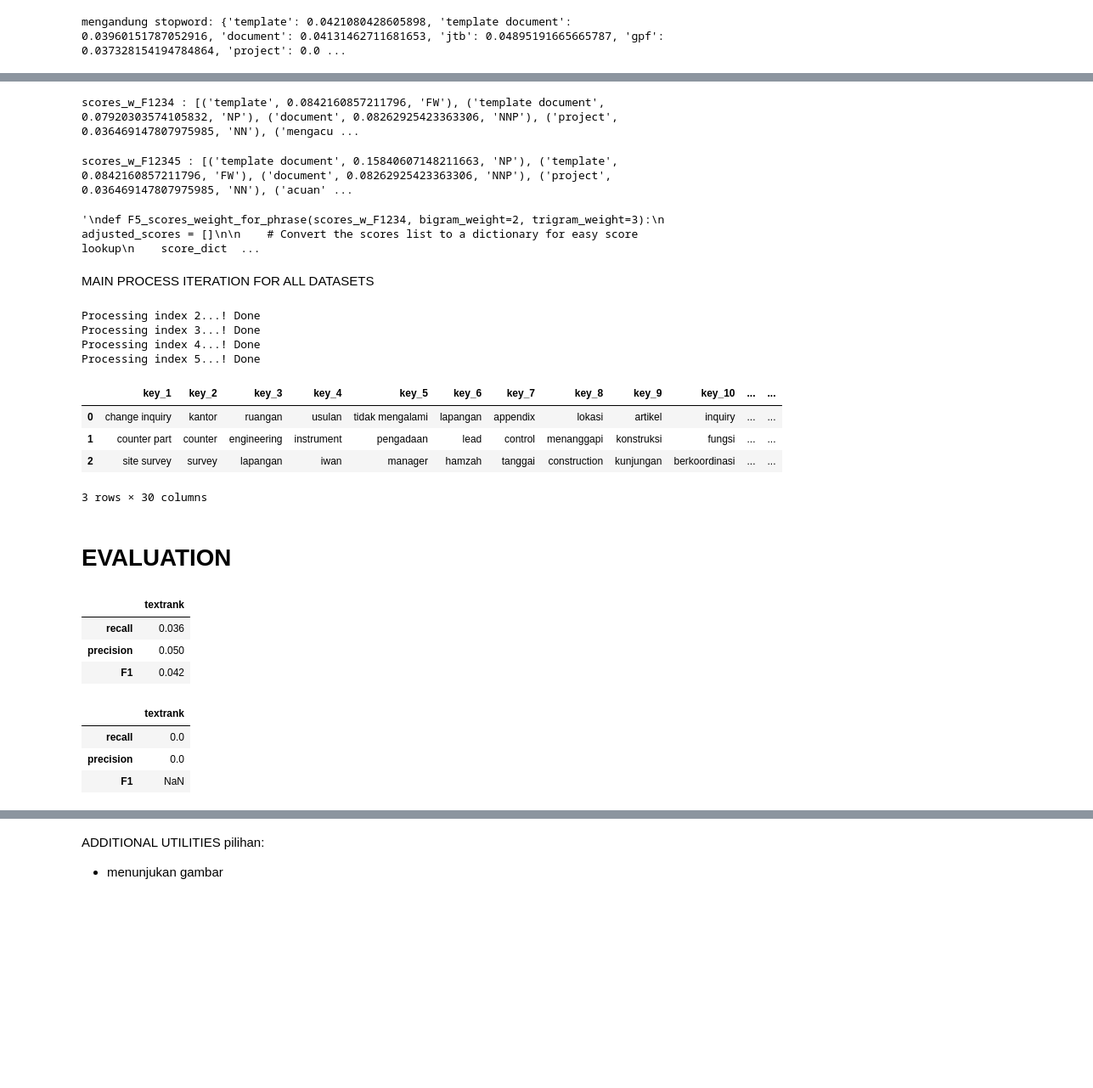
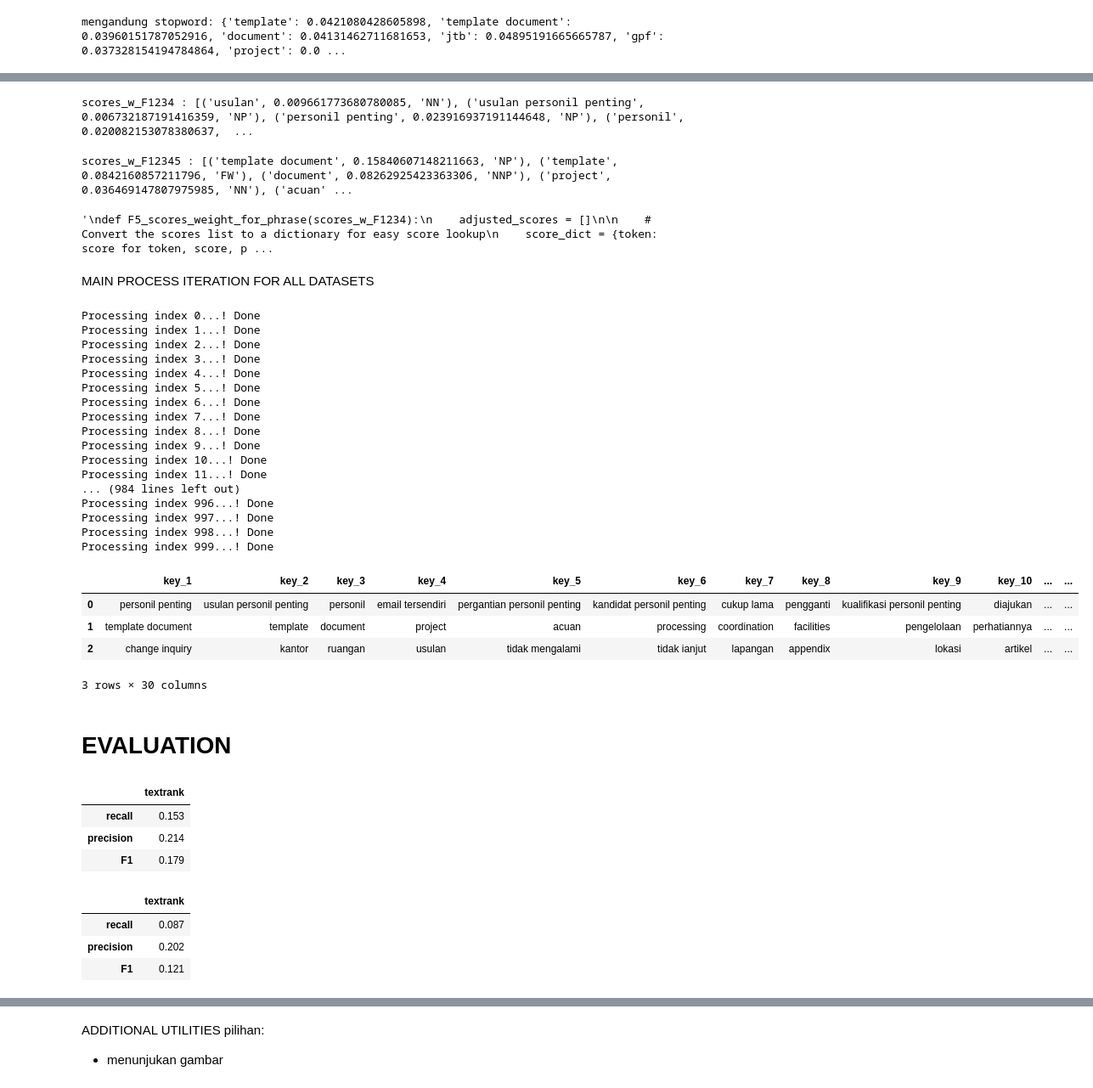
Before and after one commit to jimxs74/kw_ina_extraction, a Jupyter notebook: exp_tesis_R2/SE_1/SE132c_adjusted_textrank.ipynb, the cells around one changed output, grey strips where cells are left out. Shown: that part at 85% size. Drawn from its saved outputs; the diff is of its cells as text; code cells hidden in the pictures; blank space fills up the shorter version.

```diff
--- a/exp_tesis_R2/SE_1/SE132c_adjusted_textrank.ipynb
+++ b/exp_tesis_R2/SE_1/SE132c_adjusted_textrank.ipynb
@@ -372,8 +372,8 @@ def filter_stopwords(scores_w_stopwords, stopwords):
         filtered_scores[term] = score
     return filtered_scores
 
-scores_wo_stopword = filter_stopwords(scores_w_stopwords, stopwords)
-scores_wo_stopword
+scores_w_F12 = filter_stopwords(scores_w_stopwords, stopwords)
+scores_w_F12
 # %% [output]
 {'template': 0.0421080428605898,
  'template document': 0.03960151787052916,
@@ -423,8 +423,23 @@ def attach_pos_tags_with_scores(scores, pos_tags):
 def filter_by_pos(keywords_with_pos, selected_pos):
     return [item for item in keywords_with_pos if item[2] in selected_pos]
 
-# Example usage
+def F3_scores_w_pos_filter_no_filter(scores_wo_stopword, apply_filter=True, selected_pos_tags=None):
+    # Get POS tags for all unique words in the scores dictionary
+    unique_words = list(set([word for word in scores_wo_stopword.keys()]))
+    pos_tags = postag_tokens(unique_words)
 
+    # Attach POS tags to the scores
+    keywords_with_pos = attach_pos_tags_with_scores(scores_wo_stopword, pos_tags)
+
+    # If apply_filter is True, filter by Selected POS Tags
+    if apply_filter and selected_pos_tags:
+        scores_w_F3 = filter_by_pos(keywords_with_pos, selected_pos_tags)
+    else:
+        scores_w_F3 = keywords_with_pos
+
+    return scores_w_F3
+
+'''
 def F3_scores_w_pos_filter(scores_wo_stopword, selected_pos_tags):
     # Get POS tags for all unique words in the scores dictionary
     unique_words = list(set([word for word in scores_wo_stopword.keys()]))
@@ -438,8 +453,15 @@ def F3_scores_w_pos_filter(scores_wo_stopword, selected_pos_tags):
 
     return scores_w_F3
 
+'''
 # Example usage
 selected_pos_tags = {'NN', 'NNP', 'VB', 'NP', 'VP', 'FW'}
-scores_w_F123 = F3_scores_w_pos_filter(scores_wo_stopword, selected_pos_tags)
-print(scores_w_F123)
+#scores_w_F123 = F3_scores_w_pos_filter(scores_w_F12, selected_pos_tags)
+#print("scores_w_F123 with POS filter :", scores_w_F123)
+#print("======================================================")
+scores_w_F123 = F3_scores_w_pos_filter_no_filter(scores_w_F12, apply_filter=True, selected_pos_tags=selected_pos_tags)
+print("scores_w_F123 with POS filter :", scores_w_F123)
+print("======================================================")
+scores_w_F123 = F3_scores_w_pos_filter_no_filter(scores_w_F12, apply_filter=True, selected_pos_tags=None)
+print("scores_w_F123 with no POS filter :", scores_w_F123)
 # %% [output]
@@ -447,7 +473,4 @@ print(scores_w_F123)
 # %%
-# Fitur 4_posisi_kata = yes, judul * 2
-# baru bisa di lakukan setelah textRank
-
 def F4_scores_weight_for_title(scores_w_F3, title, title_score=2):
     # Split the title into individual words for comparison
     title_words = set(title.split())
@@ -474,7 +497,7 @@ scores_w_F1234 = F4_scores_weight_for_title(scores_w_F123, title)
 
 print("scores_w_F1234 :", scores_w_F1234)
 # %% [output]
-scores_w_F1234 : [('template', 0.0842160857211796, 'FW'), ('template document', 0.07920303574105832, 'NP'), ('document', 0.08262925423363306, 'NNP'), ('project', 0.036469147807975985, 'NN'), ('mengacu ...
+scores_w_F1234 : [('usulan', 0.009661773680780085, 'NN'), ('usulan personil penting', 0.006732187191416359, 'NP'), ('personil penting', 0.023916937191144648, 'NP'), ('personil', 0.020082153078380637,  ...
 # %%
 # Fitur 5_Phrase Score
 
@@ -541,7 +564,7 @@ print("scores_w_F12345 :", scores_w_F12345)
 """
 # %% [output]
 scores_w_F12345 : [('template document', 0.15840607148211663, 'NP'), ('template', 0.0842160857211796, 'FW'), ('document', 0.08262925423363306, 'NNP'), ('project', 0.036469147807975985, 'NN'), ('acuan' ...
-'\ndef F5_scores_weight_for_phrase(scores_w_F1234, bigram_weight=2, trigram_weight=3):\n    adjusted_scores = []\n\n    # Convert the scores list to a dictionary for easy score lookup\n    score_dict  ...
+'\ndef F5_scores_weight_for_phrase(scores_w_F1234):\n    adjusted_scores = []\n\n    # Convert the scores list to a dictionary for easy score lookup\n    score_dict = {token: score for token, score, p ...
 # %% [markdown]
 MAIN PROCESS ITERATION FOR ALL DATASETS
 # %%
@@ -592,37 +615,51 @@ for i in df.index:
     co_occurrence = build_co_occurrence_matrix(words)
     # Building Graph and Computing TextRank
     #scores = build_graph_and_compute_textrank(co_occurrence, w2v_model)
     scores_w_stopwords = F2_graph_edgeweight_and_textrank(co_occurrence, ft_model)
 
     # clean stopword
     scores_w_F12 = filter_stopwords(scores_w_stopwords, stopwords)
 
     # FITUR 3_POS_filter
     #selected_pos_tags = {'NN', 'NNP', 'VB', 'NP', 'VP', 'FW'}
     #scores_w_F123 = F3_scores_w_pos_filter(scores_F12, selected_pos_tags)
+    scores_w_F123 = F3_scores_w_pos_filter_no_filter(scores_w_F12, apply_filter=True, selected_pos_tags=None)
 
     # FITUR 4_posisi_kata = yes, judul * 2
     title = df["judul"][1]# Replace with actual title
-    scores_w_F1234 = F4_scores_weight_for_title(scores_w_F12, title)
+    scores_w_F1234 = F4_scores_weight_for_title(scores_w_F123, title)
 
     # FITUR-5 phrase_weight
     scores_w_F12345 = F5_scores_weight_for_phrase(scores_w_F1234, bigram_weight=2, trigram_weight=3)
 
     df_keyphrases = format_keyphrases_dataframe(scores_w_F12345)
 
     predict_textrank = pd.concat([predict_textrank, df_keyphrases], ignore_index=True)
     print('Done')
 
 predict_textrank.head(3)
 # %% [output]
+Processing index 0...! Done
+Processing index 1...! Done
 Processing index 2...! Done
 Processing index 3...! Done
 Processing index 4...! Done
 Processing index 5...! Done
+Processing index 6...! Done
+Processing index 7...! Done
+Processing index 8...! Done
+Processing index 9...! Done
+Processing index 10...! Done
+Processing index 11...! Done
+... (984 lines left out)
+Processing index 996...! Done
+Processing index 997...! Done
+Processing index 998...! Done
+Processing index 999...! Done
 |  | key_1 | key_2 | key_3 | key_4 | key_5 | key_6 | key_7 | key_8 | key_9 | key_10 | ... | ... |
-| 0 | change inquiry | kantor | ruangan | usulan | tidak mengalami | lapangan | appendix | lokasi | artikel | inquiry | ... | ... |
-| 1 | counter part | counter | engineering | instrument | pengadaan | lead | control | menanggapi | konstruksi | fungsi | ... | ... |
-| 2 | site survey | survey | lapangan | iwan | manager | hamzah | tanggai | construction | kunjungan | berkoordinasi | ... | ... |
+| 0 | personil penting | usulan personil penting | personil | email tersendiri | pergantian personil penting | kandidat personil penting | cukup lama | pengganti | kualifikasi personil penting | diajukan | ... | ... |
+| 1 | template document | template | document | project | acuan | processing | coordination | facilities | pengelolaan | perhatiannya | ... | ... |
+| 2 | change inquiry | kantor | ruangan | usulan | tidak mengalami | tidak ianjut | lapangan | appendix | lokasi | artikel | ... | ... |
 3 rows × 30 columns
 # %% [markdown]
 # EVALUATION
@@ -749,9 +786,9 @@ summary_5 = summary_5.round(3)
 summary_5
 # %% [output]
 |  | textrank |
-| recall | 0.036 |
-| precision | 0.050 |
-| F1 | 0.042 |
+| recall | 0.153 |
+| precision | 0.214 |
+| F1 | 0.179 |
 # %%
 # Evaluation TextRank top 3
 predict_textrank_list_3 = predict_textrank[['key_1','key_2','key_3']].values.tolist()
@@ -771,9 +808,9 @@ summary_3 = summary_3.round(3)
 summary_3
 # %% [output]
 |  | textrank |
-| recall | 0.0 |
-| precision | 0.0 |
-| F1 | NaN |
+| recall | 0.087 |
+| precision | 0.202 |
+| F1 | 0.121 |
 # %%
 # Combine dataframe predict_textrank, df_targets and eval_textrank
 predict_textrank_10 = pd.concat([predict_textrank, df_targets, eval_textrank_10], axis=1)
```
Also changed, not shown: parts of 4 cells of this notebook, 6 other files.
